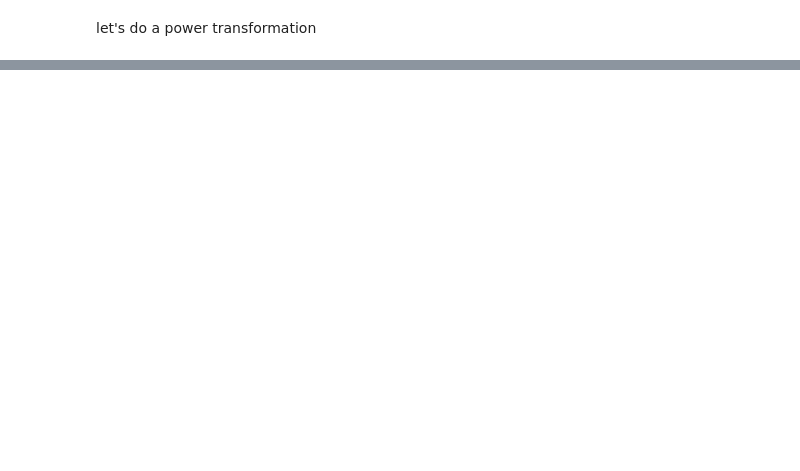
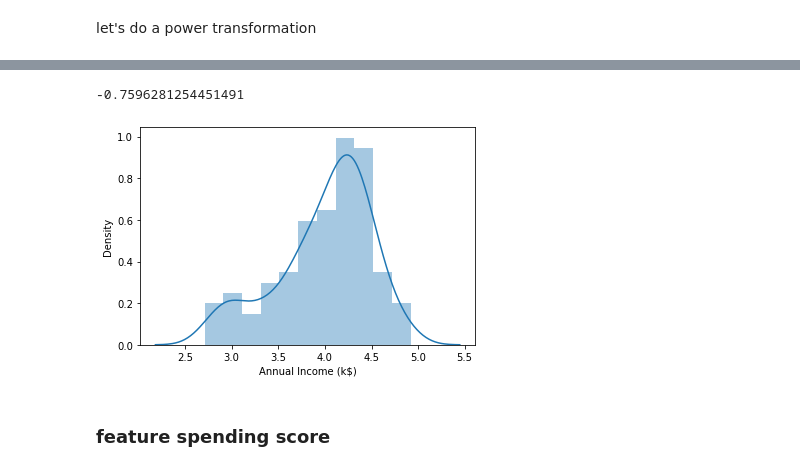
Before and after one commit to Agramoflife/My_machine_learning_notebooks, a Jupyter notebook: asg k means clustering.ipynb, the cells around one changed output, grey strips where cells are left out. Saved outputs shown, nothing was run; the diff lists cells and outputs as text; code cells hidden in the pictures; blank space fills up the shorter version.

```diff
--- a/asg k means clustering.ipynb
+++ b/asg k means clustering.ipynb
@@ -187,0 +192,9 @@ let's do a power transformation
+# %%
+sns.distplot(np.log(demo['Annual Income (k$)']))
+np.log(demo['Annual Income (k$)']).skew()
+# this made it more left skewed
+# %% [output]
+-0.7596281254451491
+[figure, added]
+# %% [markdown]
+### feature spending score
```
Also changed, not shown: parts of 49 cells of this notebook, 2 other files.
